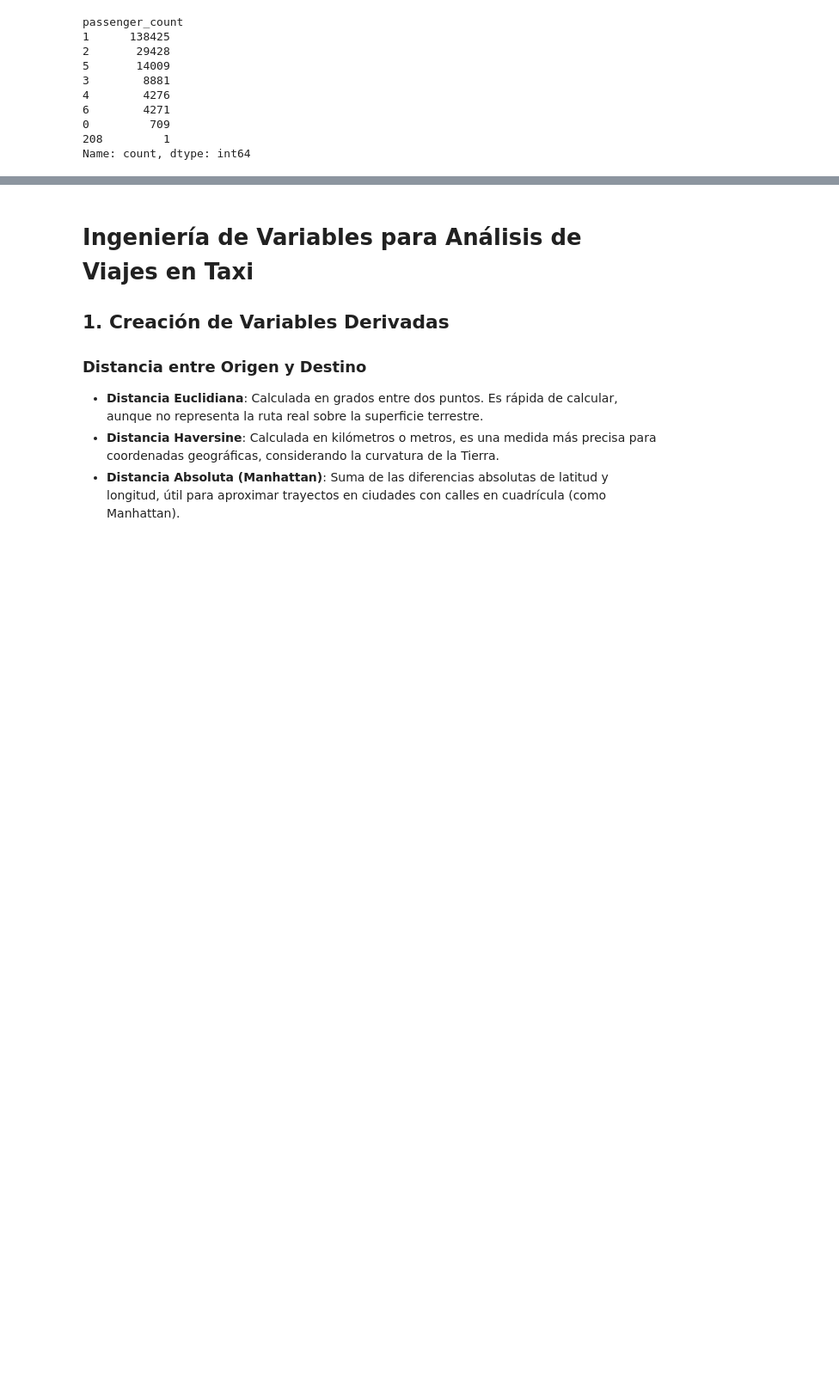
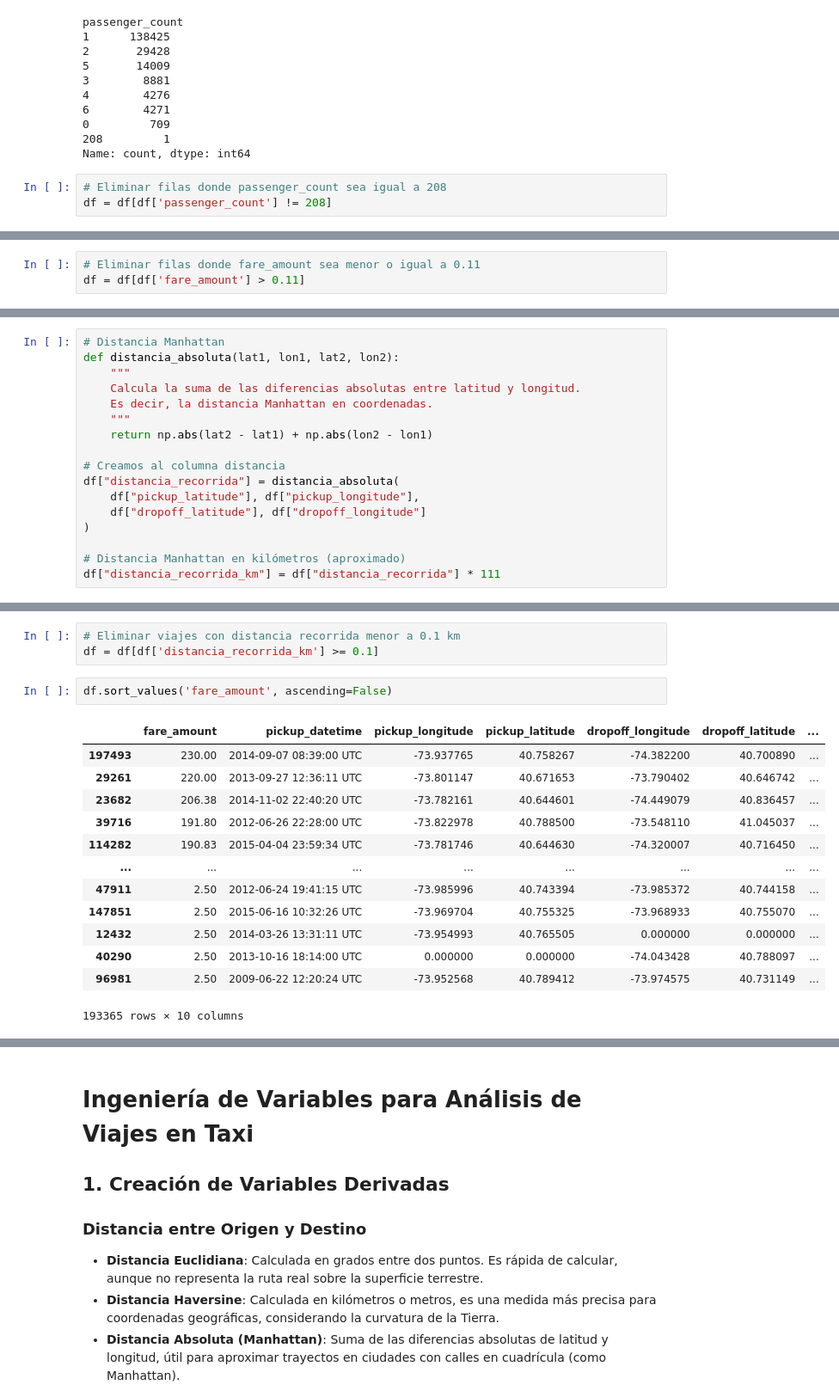
Before and after one commit to FedeZ2008/AA1-TUIA-2025C2-LEON-ZIMMER, a Jupyter notebook: TP1_Regresion.ipynb, the cells around one changed output, grey strips where cells are left out. Shown at 86% size. Drawn from its saved outputs; the diff is of its cells as text; blank space fills up the shorter version.

```diff
--- a/TP1_Regresion.ipynb
+++ b/TP1_Regresion.ipynb
@@ -134,4 +134,7 @@ passenger_count
 0         709
 208         1
 Name: count, dtype: int64
+# %%
+# Eliminar filas donde passenger_count sea igual a 208
+df = df[df['passenger_count'] != 208]
 # %%
@@ -162,0 +166,3 @@ Eliminamos los siguientes datos considerados erroneos:
+# %%
+# Eliminar filas donde fare_amount sea menor o igual a 0.11
+df = df[df['fare_amount'] > 0.11]
@@ -162,0 +176,17 @@ Eliminamos los siguientes datos considerados erroneos:
+# %%
+# Distancia Manhattan
+def distancia_absoluta(lat1, lon1, lat2, lon2):
+    """
+    Calcula la suma de las diferencias absolutas entre latitud y longitud.
+    Es decir, la distancia Manhattan en coordenadas.
+    """
+    return np.abs(lat2 - lat1) + np.abs(lon2 - lon1)
+
+# Creamos al columna distancia
+df["distancia_recorrida"] = distancia_absoluta(
+    df["pickup_latitude"], df["pickup_longitude"],
+    df["dropoff_latitude"], df["dropoff_longitude"]
+)
+
+# Distancia Manhattan en kilómetros (aproximado)
+df["distancia_recorrida_km"] = df["distancia_recorrida"] * 111
@@ -162,0 +233,19 @@ Eliminamos los siguientes datos considerados erroneos:
+# %%
+# Eliminar viajes con distancia recorrida menor a 0.1 km
+df = df[df['distancia_recorrida_km'] >= 0.1]
+# %%
+df.sort_values('fare_amount', ascending=False)
+# %% [output]
+|  | fare_amount | pickup_datetime | pickup_longitude | pickup_latitude | dropoff_longitude | dropoff_latitude | ... |
+| 197493 | 230.00 | 2014-09-07 08:39:00 UTC | -73.937765 | 40.758267 | -74.382200 | 40.700890 | ... |
+| 29261 | 220.00 | 2013-09-27 12:36:11 UTC | -73.801147 | 40.671653 | -73.790402 | 40.646742 | ... |
+| 23682 | 206.38 | 2014-11-02 22:40:20 UTC | -73.782161 | 40.644601 | -74.449079 | 40.836457 | ... |
+| 39716 | 191.80 | 2012-06-26 22:28:00 UTC | -73.822978 | 40.788500 | -73.548110 | 41.045037 | ... |
+| 114282 | 190.83 | 2015-04-04 23:59:34 UTC | -73.781746 | 40.644630 | -74.320007 | 40.716450 | ... |
+| ... | ... | ... | ... | ... | ... | ... | ... |
+| 47911 | 2.50 | 2012-06-24 19:41:15 UTC | -73.985996 | 40.743394 | -73.985372 | 40.744158 | ... |
+| 147851 | 2.50 | 2015-06-16 10:32:26 UTC | -73.969704 | 40.755325 | -73.968933 | 40.755070 | ... |
+| 12432 | 2.50 | 2014-03-26 13:31:11 UTC | -73.954993 | 40.765505 | 0.000000 | 0.000000 | ... |
+| 40290 | 2.50 | 2013-10-16 18:14:00 UTC | 0.000000 | 0.000000 | -74.043428 | 40.788097 | ... |
+| 96981 | 2.50 | 2009-06-22 12:20:24 UTC | -73.952568 | 40.789412 | -73.974575 | 40.731149 | ... |
+193365 rows × 10 columns
```
Also changed, not shown: parts of 15 cells of this notebook.
